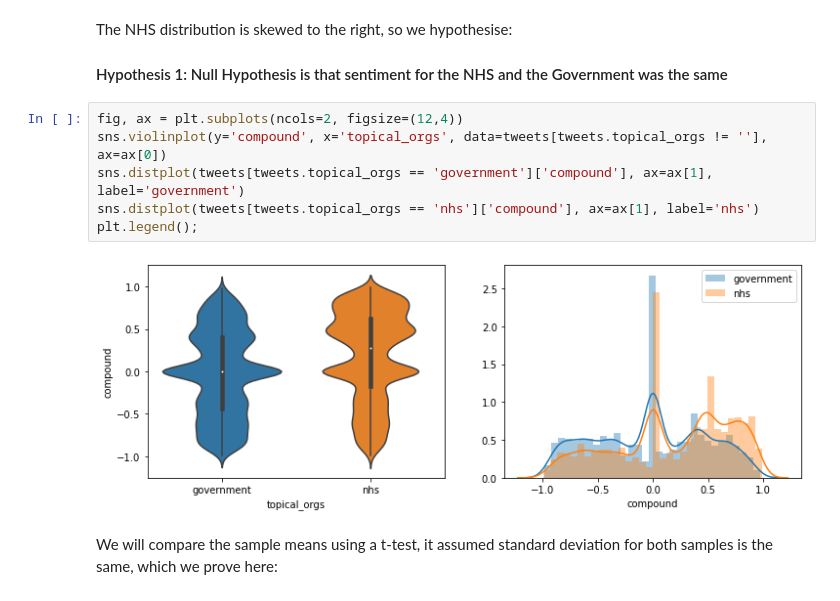
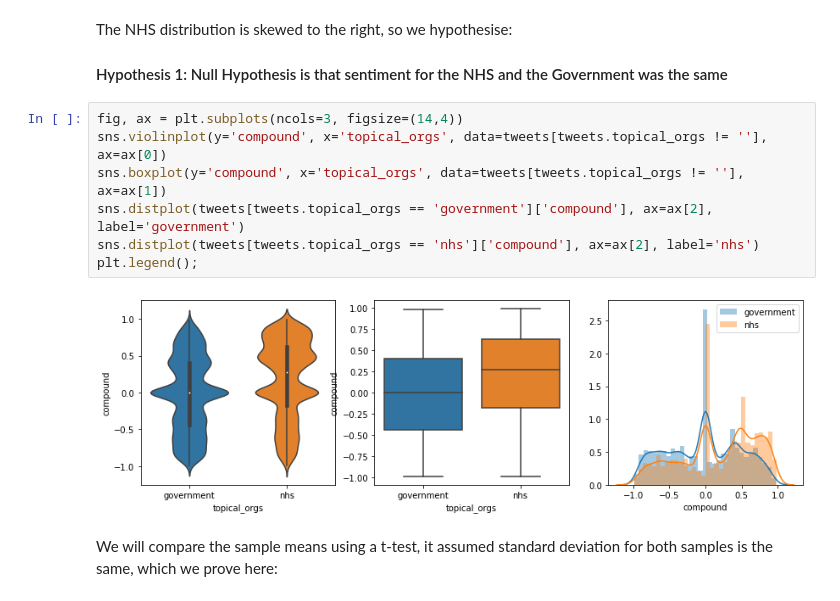
Before and after one commit to noahberhe/COVID-19, a Jupyter notebook: COVID-19 Anxiety Monitor.ipynb, the cells around one changed output. Drawn from its saved outputs; the diff is of its cells as text.

```diff
--- a/COVID-19 Anxiety Monitor.ipynb
+++ b/COVID-19 Anxiety Monitor.ipynb
@@ -471,13 +471,14 @@ tweets[tweets.topical_orgs=='nhs']['compound'].hist(ax=ax[1], bins=50);
 The NHS distribution is skewed to the right, so we hypothesise:
 #### Hypothesis 1: Null Hypothesis is that sentiment for the NHS and the Government was the same
 # %%
-fig, ax = plt.subplots(ncols=2, figsize=(12,4))
+fig, ax = plt.subplots(ncols=3, figsize=(14,4))
 sns.violinplot(y='compound', x='topical_orgs', data=tweets[tweets.topical_orgs != ''], ax=ax[0])
-sns.distplot(tweets[tweets.topical_orgs == 'government']['compound'], ax=ax[1], label='government')
-sns.distplot(tweets[tweets.topical_orgs == 'nhs']['compound'], ax=ax[1], label='nhs')
+sns.boxplot(y='compound', x='topical_orgs', data=tweets[tweets.topical_orgs != ''], ax=ax[1])
+sns.distplot(tweets[tweets.topical_orgs == 'government']['compound'], ax=ax[2], label='government')
+sns.distplot(tweets[tweets.topical_orgs == 'nhs']['compound'], ax=ax[2], label='nhs')
 plt.legend();
 # %% [output]
-[figure, old version]
+[figure, new version]
 # %% [markdown]
 We will compare the sample means using a t-test, it assumed standard deviation for both samples is the same, which we prove here:
 # %%
```
Also changed, not shown: parts of 2 cells of this notebook.
